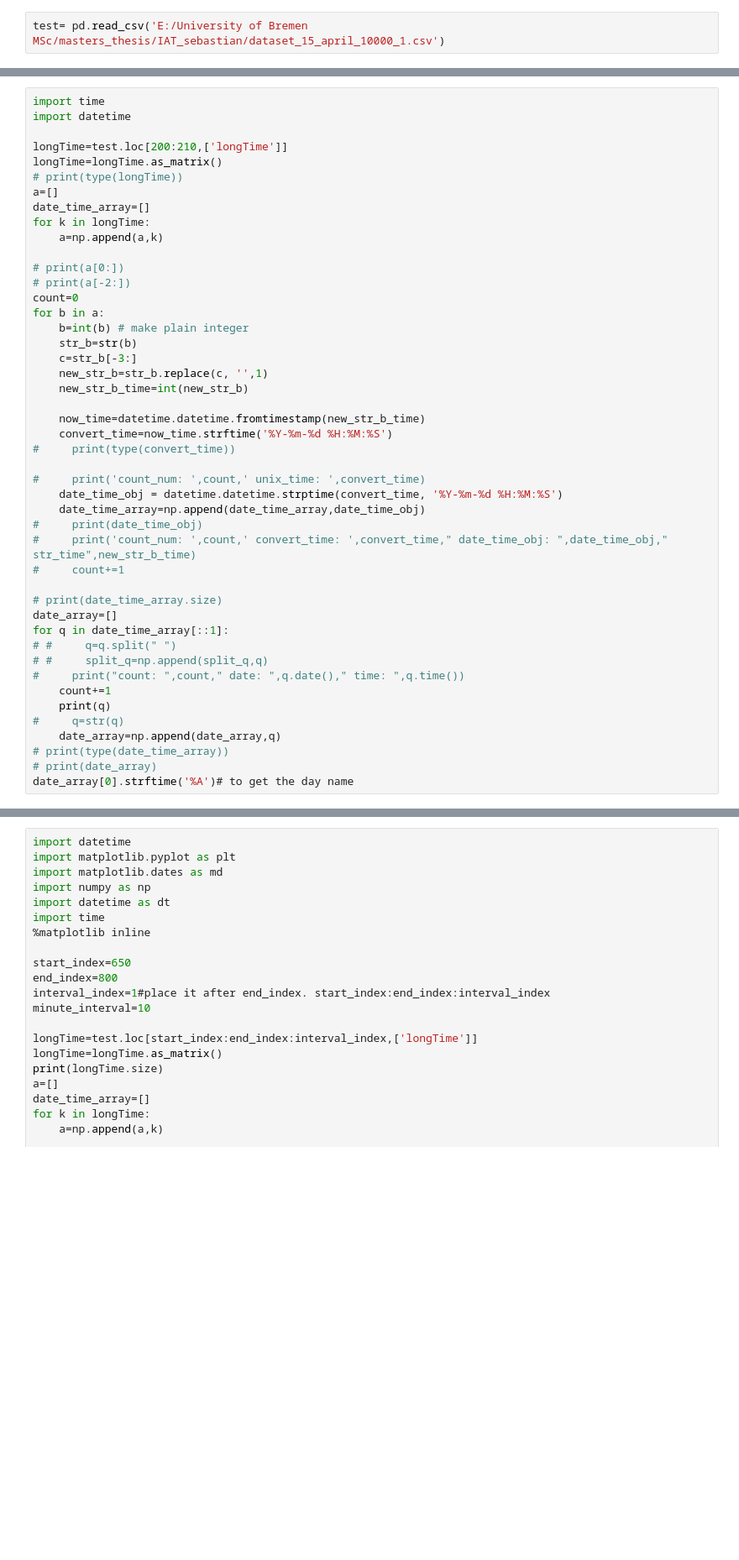
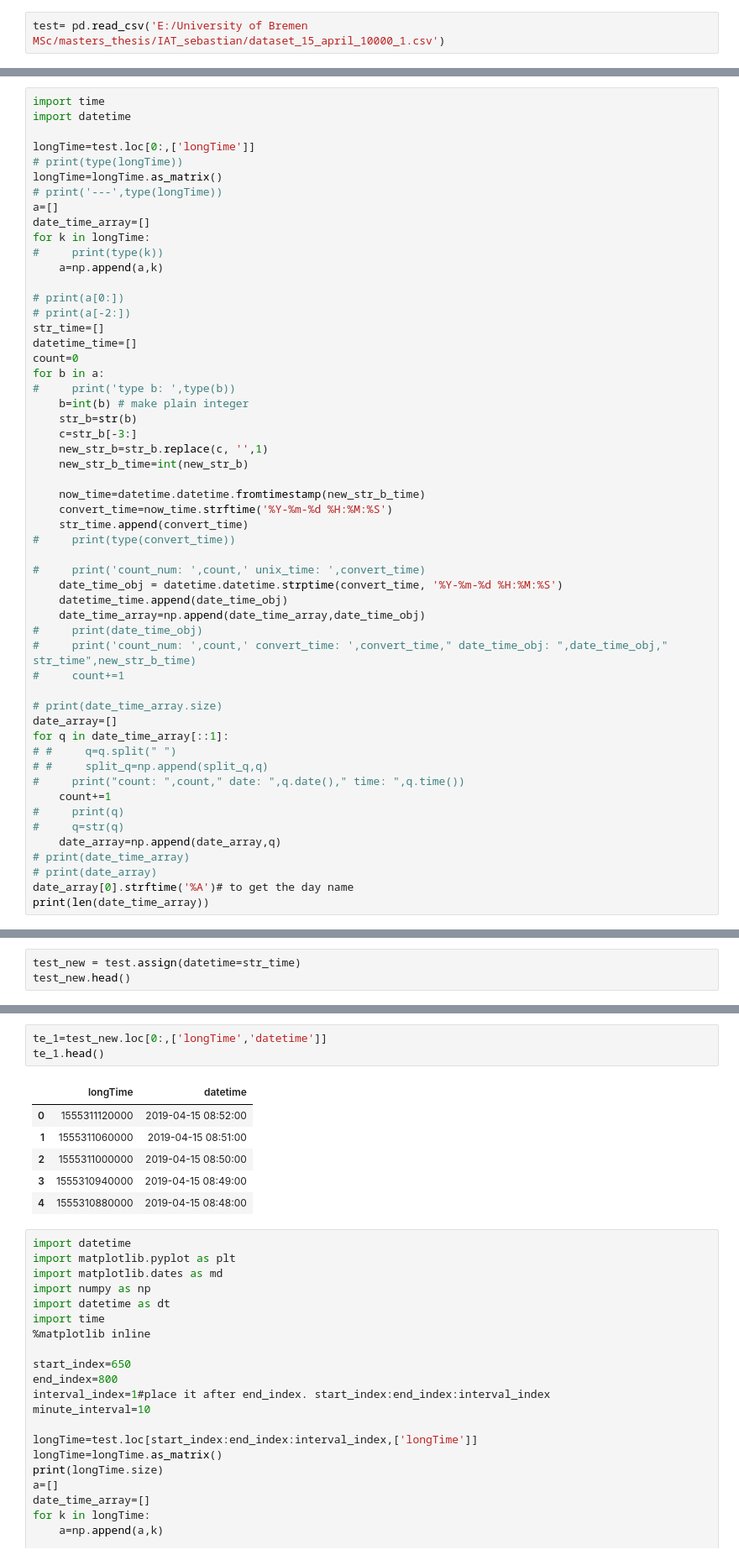
Before and after one commit to atifkarim/prediction_data_with_ML, a Jupyter notebook: code/dataset_15_april_10000_1.ipynb, the cells around one changed output, grey strips where cells are left out. Shown at 84% size. Saved outputs shown, nothing was run; the diff lists cells and outputs as text; blank space fills up the shorter version.

```diff
--- a/code/dataset_15_april_10000_1.ipynb
+++ b/code/dataset_15_april_10000_1.ipynb
@@ -21,18 +36,23 @@ test.head()
 import time
 import datetime
 
-longTime=test.loc[200:210,['longTime']]
+longTime=test.loc[0:,['longTime']]
+# print(type(longTime))
 longTime=longTime.as_matrix()
-# print(type(longTime))
+# print('---',type(longTime))
 a=[]
 date_time_array=[]
 for k in longTime:
+#     print(type(k))
     a=np.append(a,k)
 
 # print(a[0:])
 # print(a[-2:])
+str_time=[]
+datetime_time=[]
 count=0
 for b in a:
+#     print('type b: ',type(b))
     b=int(b) # make plain integer
     str_b=str(b)
     c=str_b[-3:]
@@ -41,10 +61,12 @@ for b in a:
 
     now_time=datetime.datetime.fromtimestamp(new_str_b_time)
     convert_time=now_time.strftime('%Y-%m-%d %H:%M:%S')
+    str_time.append(convert_time)
 #     print(type(convert_time))
 
 #     print('count_num: ',count,' unix_time: ',convert_time)
     date_time_obj = datetime.datetime.strptime(convert_time, '%Y-%m-%d %H:%M:%S')
+    datetime_time.append(date_time_obj)
     date_time_array=np.append(date_time_array,date_time_obj)
 #     print(date_time_obj)
 #     print('count_num: ',count,' convert_time: ',convert_time," date_time_obj: ",date_time_obj," str_time",new_str_b_time)
@@ -57,10 +79,11 @@ for q in date_time_array[::1]:
 # #     split_q=np.append(split_q,q)
 #     print("count: ",count," date: ",q.date()," time: ",q.time())
     count+=1
-    print(q)
+#     print(q)
 #     q=str(q)
     date_array=np.append(date_array,q)
-# print(type(date_time_array))
+# print(date_time_array)
 # print(date_array)
 date_array[0].strftime('%A')# to get the day name
+print(len(date_time_array))
 # %% [output]
@@ -78,0 +99,3 @@ date_array[0].strftime('%A')# to get the day name
+# %%
+test_new = test.assign(datetime=str_time)
+test_new.head()
@@ -79,3 +110,13 @@ date_array[0].strftime('%A')# to get the day name
+# %%
+te_1=test_new.loc[0:,['longTime','datetime']]
+te_1.head()
+# %% [output]
+|  | longTime | datetime |
+| 0 | 1555311120000 | 2019-04-15 08:52:00 |
+| 1 | 1555311060000 | 2019-04-15 08:51:00 |
+| 2 | 1555311000000 | 2019-04-15 08:50:00 |
+| 3 | 1555310940000 | 2019-04-15 08:49:00 |
+| 4 | 1555310880000 | 2019-04-15 08:48:00 |
 # %%
 import datetime
 import matplotlib.pyplot as plt
```
Also changed, not shown: parts of 12 cells of this notebook, 3 other files.
